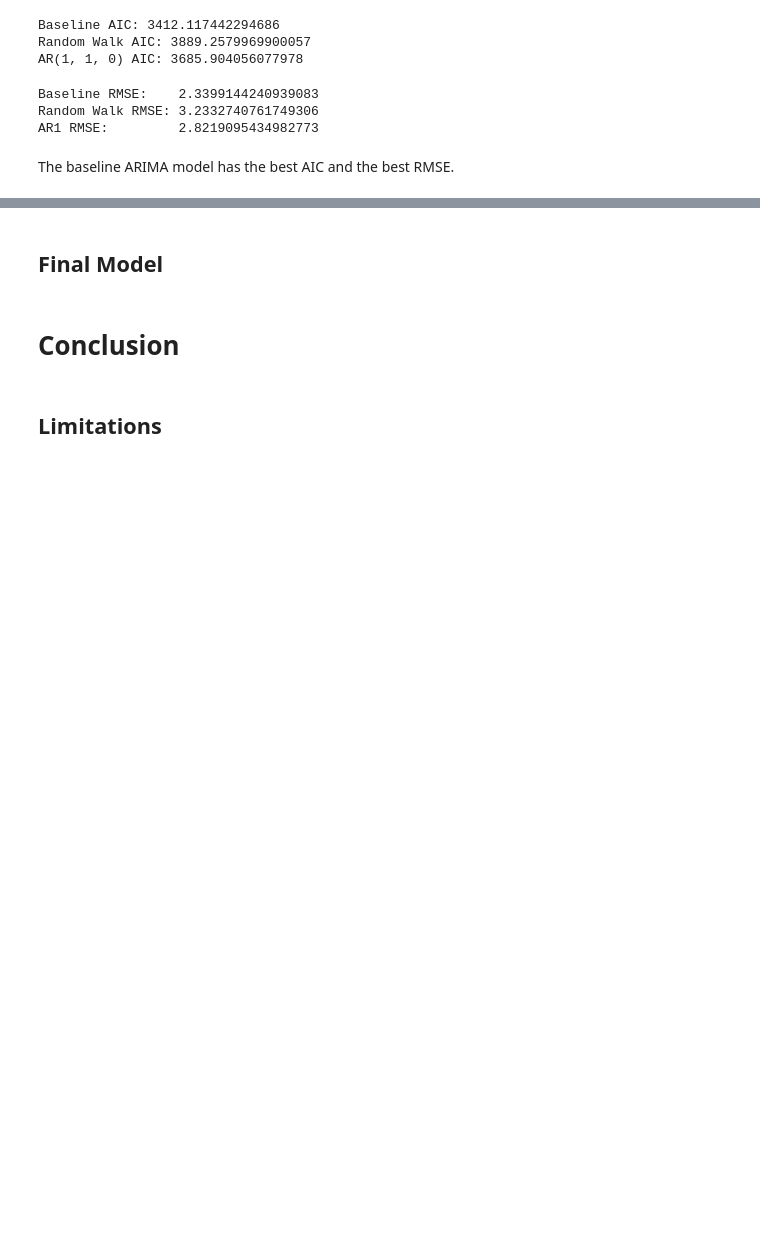
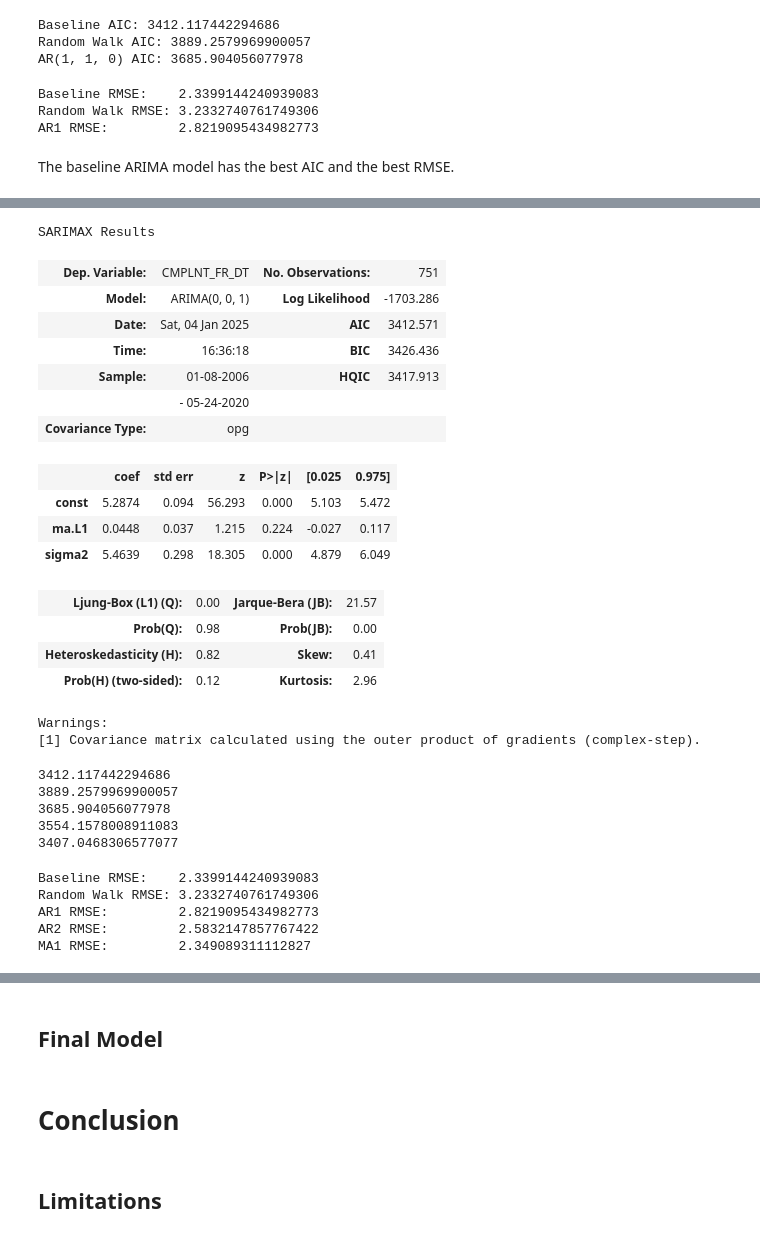
Before and after one commit to scarlettvalentin/nypd_crime, a Jupyter notebook: notebook.ipynb, the cells around one changed output, grey strips where cells are left out. Drawn from its saved outputs; the diff is of its cells as text; code cells hidden in the pictures; blank space fills up the shorter version.

Commit message:
moving average model

```diff
--- a/notebook.ipynb
+++ b/notebook.ipynb
@@ -872,0 +918,4 @@ The baseline ARIMA model has the best AIC and the best RMSE.
+# %%
+ma_1 = ARIMA(train, order=(0, 0, 1)).fit()
+y_hat = ma_1.predict(typ='levels')
+y_hat
@@ -872,0 +936,34 @@ The baseline ARIMA model has the best AIC and the best RMSE.
+# %%
+ma_1.summary()
+# %% [output]
+SARIMAX Results
+| Dep. Variable: | CMPLNT_FR_DT | No. Observations: | 751 |
+| Model: | ARIMA(0, 0, 1) | Log Likelihood | -1703.286 |
+| Date: | Sat, 04 Jan 2025 | AIC | 3412.571 |
+| Time: | 16:36:18 | BIC | 3426.436 |
+| Sample: | 01-08-2006 | HQIC | 3417.913 |
+|  | - 05-24-2020 |  |  |
+| Covariance Type: | opg |  |  |
+|  | coef | std err | z | P>|z| | [0.025 | 0.975] |
+| const | 5.2874 | 0.094 | 56.293 | 0.000 | 5.103 | 5.472 |
+| ma.L1 | 0.0448 | 0.037 | 1.215 | 0.224 | -0.027 | 0.117 |
+| sigma2 | 5.4639 | 0.298 | 18.305 | 0.000 | 4.879 | 6.049 |
+| Ljung-Box (L1) (Q): | 0.00 | Jarque-Bera (JB): | 21.57 |
+| Prob(Q): | 0.98 | Prob(JB): | 0.00 |
+| Heteroskedasticity (H): | 0.82 | Skew: | 0.41 |
+| Prob(H) (two-sided): | 0.12 | Kurtosis: | 2.96 |
+Warnings:
+[1] Covariance matrix calculated using the outer product of gradients (complex-step).
+# %%
+ma_1 = ARIMA(train, order=(0, 1, 1)).fit()
+print(baseline.aic)
+print(random_walk_model.aic)
+print(ar_1.aic)
+print(ar_2.aic)
+print(ma_1.aic)
+# %% [output]
+3412.117442294686
+3889.2579969900057
+3685.904056077978
+3554.1578008911083
+3407.0468306577077
@@ -872,0 +973,12 @@ The baseline ARIMA model has the best AIC and the best RMSE.
+# %%
+print(f'Baseline RMSE:    {bl_rmse}')
+print(f'Random Walk RMSE: {rw_rmse}')
+print(f'AR1 RMSE:         {ar1_rmse}')
+print(f'AR2 RMSE:         {ar2_rmse}')
+print(f'MA1 RMSE:         {ma1_rmse}')
+# %% [output]
+Baseline RMSE:    2.3399144240939083
+Random Walk RMSE: 3.2332740761749306
+AR1 RMSE:         2.8219095434982773
+AR2 RMSE:         2.5832147857767422
+MA1 RMSE:         2.349089311112827
```
Also changed, not shown: parts of 18 cells of this notebook.
